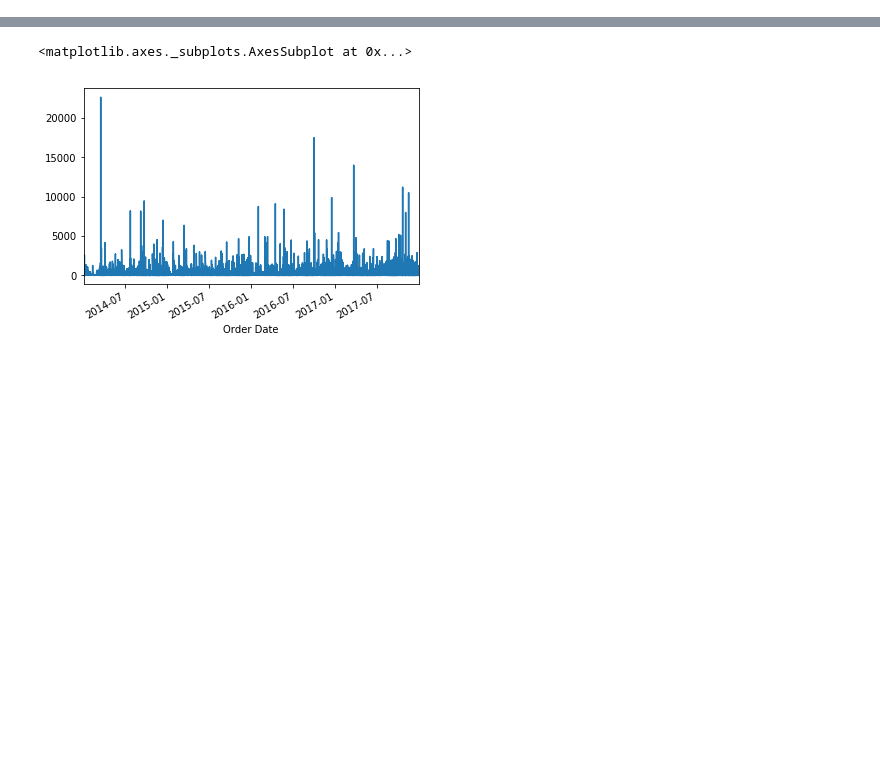
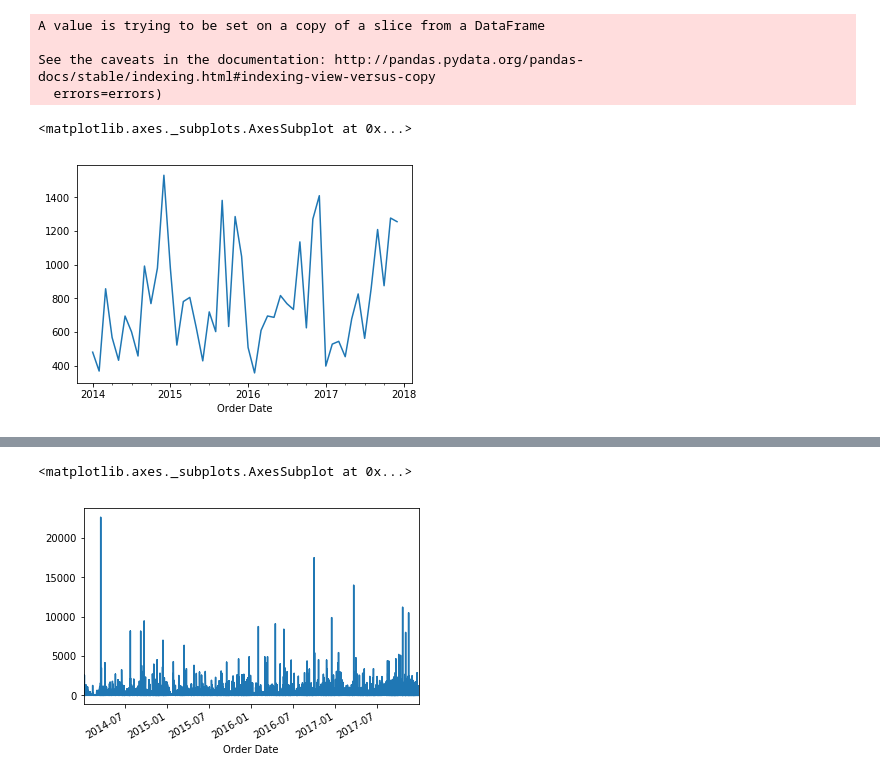
Before and after one commit to jamontanac/Hexagon-Test, a Jupyter notebook: first.ipynb, the cells around one changed output, grey strips where cells are left out. Drawn from its saved outputs; the diff is of its cells as text; code cells hidden in the pictures; blank space fills up the shorter version.

```diff
--- a/first.ipynb
+++ b/first.ipynb
@@ -33,0 +35,19 @@ Ords_Ret.groupby('Sub-Category').count()
+# %%
+furniture = Ords_Ret.loc[Ords_Ret['Category'] == 'Furniture']
+cols = ['Row ID', 'Order ID', 'Ship Date', 'Ship Mode', 'Customer ID', 'Customer Name', 'Segment', 'Country', 'City', 'State', 'Postal Code', 'Region', 'Product ID', 'Category', 'Sub-Category', 'Product Name', 'Quantity', 'Discount', 'Profit']
+furniture.drop(cols, axis=1, inplace=True)
+furniture = furniture.sort_values('Order Date')
+furniture = furniture.groupby('Order Date')['Sales'].sum().reset_index()
+furniture = furniture.set_index('Order Date')
+# %% [output]
+A value is trying to be set on a copy of a slice from a DataFrame
+
+See the caveats in the documentation: http://pandas.pydata.org/pandas-docs/stable/indexing.html#indexing-view-versus-copy
+  errors=errors)
+# %%
+y=furniture['Sales'].resample('MS').mean()
+# %%
+y.plot()
+# %% [output]
+<matplotlib.axes._subplots.AxesSubplot at 0x...>
+[figure, added]
```
Also changed, not shown: parts of 9 cells of this notebook, 1 other file.
